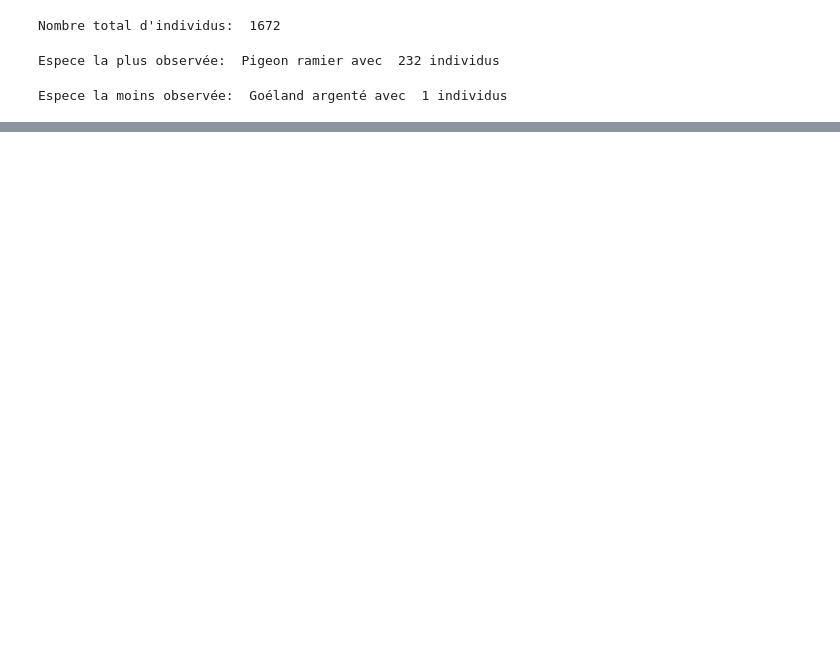
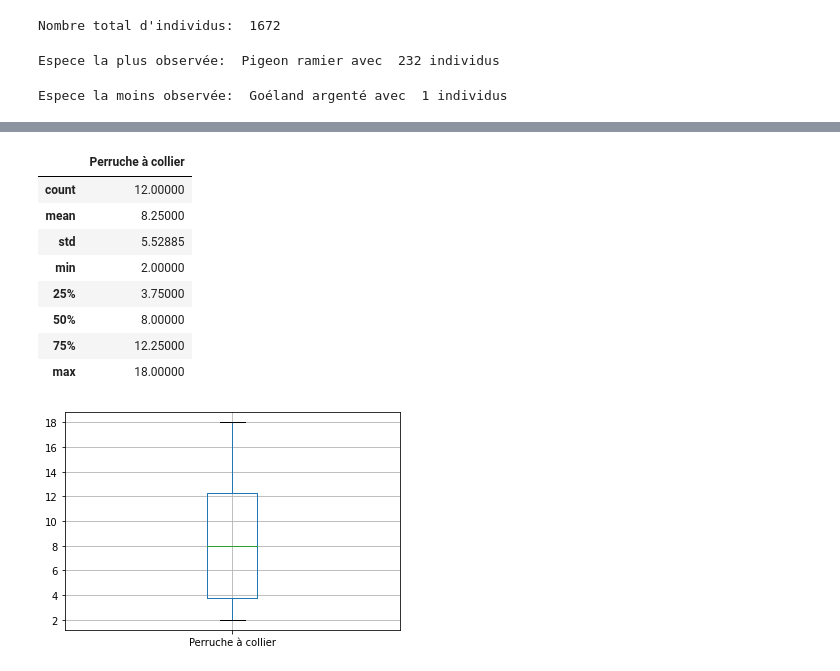
Before and after one commit to hadouin/data-science-isep, a Jupyter notebook: main.ipynb, the cells around one changed output, grey strips where cells are left out. Drawn from its saved outputs; the diff is of its cells as text; code cells hidden in the pictures; blank space fills up the shorter version.

```diff
--- a/main.ipynb
+++ b/main.ipynb
@@ -46,0 +99,4 @@ Espece la moins observée:  Goéland argenté avec  1 individus
+# %%
+# Extraire les stats pour les peruches
+observation_perruches = data[['Mois', 'Perruche à collier']]
+observation_perruches
@@ -46,0 +117,15 @@ Espece la moins observée:  Goéland argenté avec  1 individus
+# %%
+# boxplot
+observation_perruches.boxplot()
+observation_perruches.describe()
+# %% [output]
+|  | Perruche à collier |
+| count | 12.00000 |
+| mean | 8.25000 |
+| std | 5.52885 |
+| min | 2.00000 |
+| 25% | 3.75000 |
+| 50% | 8.00000 |
+| 75% | 12.25000 |
+| max | 18.00000 |
+[figure, added]
```
Also changed, not shown: parts of 17 cells of this notebook.
